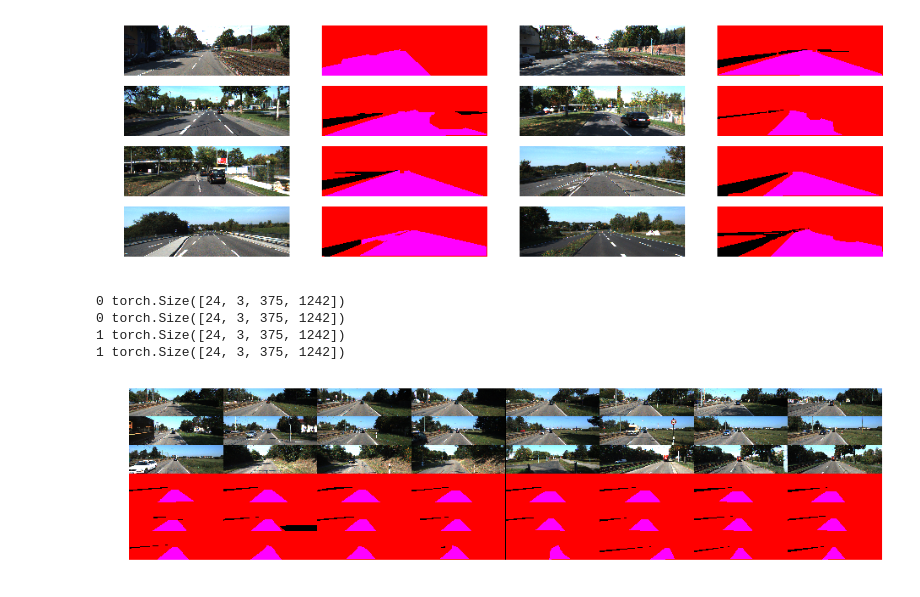
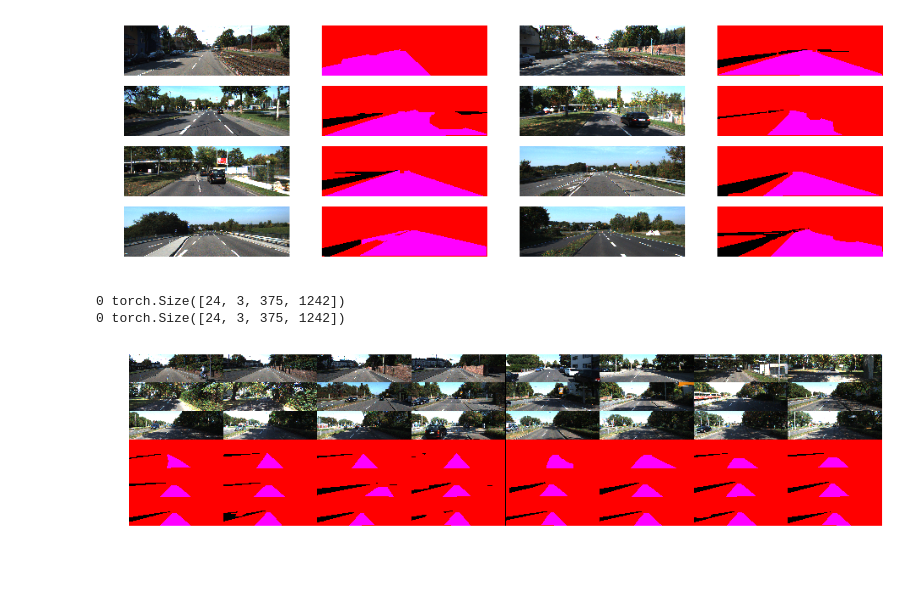
Before and after one commit to XDynames/FCN-Implementation, a Jupyter notebook: FCN - VGG16.ipynb, the cells around one changed output. Drawn from its saved outputs; the diff is of its cells as text; code cells hidden in the pictures.

```diff
--- a/FCN - VGG16.ipynb
+++ b/FCN - VGG16.ipynb
@@ -121,3 +27,8 @@ VGG16FCN8(
+# %%
+# Instance a FCN base on VGG16
+FCN8 = VGG16FCN.FCN8(2)
+# Build a
+loaders = dataLoading.buildDataloaders(24, 0.2, '\\Data\\data_road\\', 'training\\raw\\', 'training\\gt\\', 'testing\\')
 # %%
 # Get current working directory
 path =  os.getcwd() + "\Data\data_road"
@@ -191,19 +53,17 @@ def tensorToNumpy(imageTensor):
 # %%
 # Confirming that sequential loaders are working
-for batch, gtrawBatched in enumerate(zip(imageLoaders['train'], imageLoaders['trainLabled'])):
+for batch, gtrawBatched in enumerate(zip(loaders['train'], loaders['trainGT'])):
     print(batch, gtrawBatched[0][0].shape)
     print(batch, gtrawBatched[1][0].shape)
     # generate 2nd batch and display it
-    if batch == 1:
+    if batch == 0:
         plt.figure(figsize=(16, 14))
-        img = tensorToNumpy(torch.cat((gtrawBatched[0][0], gtrawBatched[1][0])))
+        img = visual.tensorToNumpy(torch.cat((gtrawBatched[0][0], gtrawBatched[1][0])))
         plt.axis('off')
         plt.imshow(img)
         plt.savefig('Figures\\BatchExample.png')
         break
 # %% [output]
 0 torch.Size([24, 3, 375, 1242])
 0 torch.Size([24, 3, 375, 1242])
-1 torch.Size([24, 3, 375, 1242])
-1 torch.Size([24, 3, 375, 1242])
-[figure, old version]
+[figure, new version]
```
Also changed, not shown: parts of 8 cells of this notebook, 5 other files.
